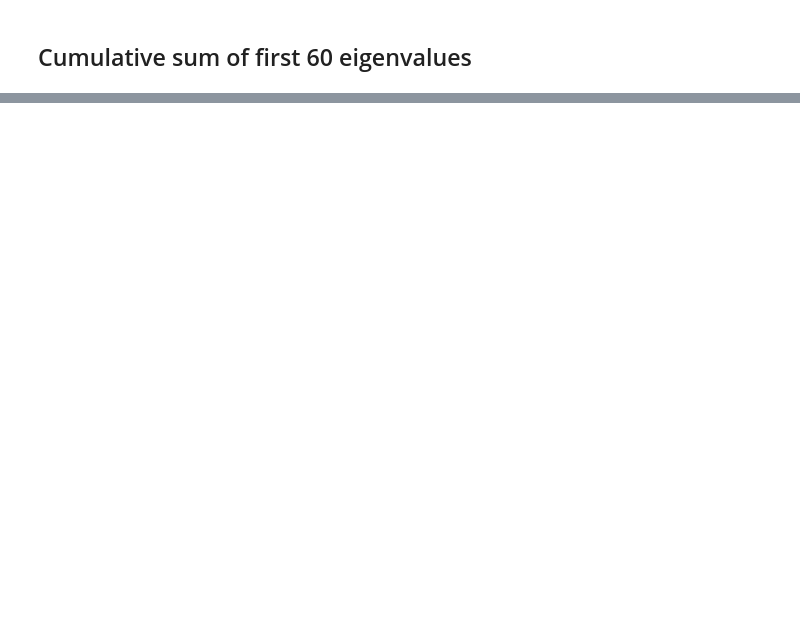
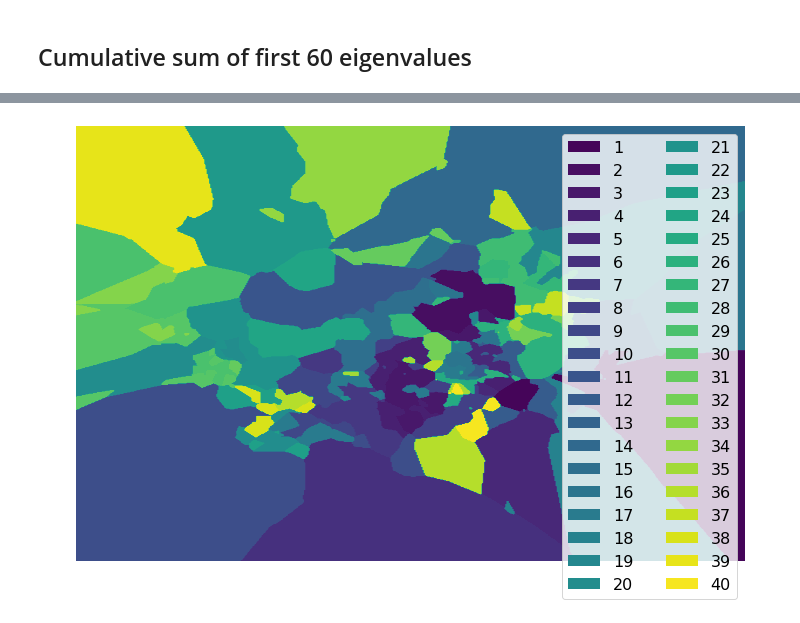
Before and after one commit to sheikhomar/popan, a Jupyter notebook: notebooks/dataset-orl-pca.ipynb, the cells around one changed output, grey strips where cells are left out. Cells and saved outputs as stored; diff of their text form; code cells hidden in the pictures; blank space fills up the shorter version.

```diff
--- a/notebooks/dataset-orl-pca.ipynb
+++ b/notebooks/dataset-orl-pca.ipynb
@@ -101,0 +69,7 @@ array([ 2,  5, 13, 54])
+# %%
+classifier = utils.load_classifier_with_best_params('nn', 'orl', True)
+
+X_train_2d = PCA(n_components=2).fit_transform(X)
+visualise.decision_boundary(classifier, X_train_2d, y, figsize=(12, 8))
+# %% [output]
+[figure, added]
```
Also changed, not shown: parts of 9 cells of this notebook, 5 other files.
